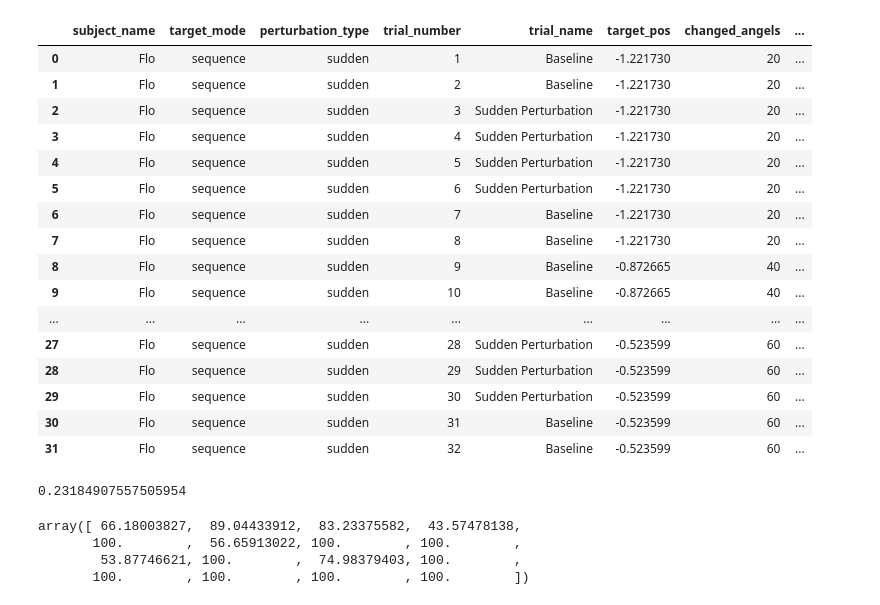
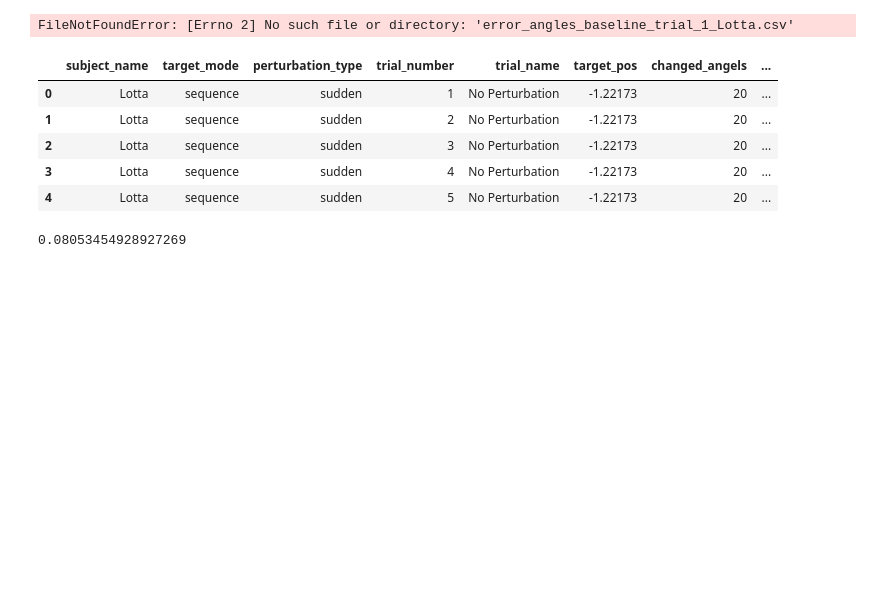
Before and after one commit to lolotta/Neural_Modeling_Motor, a Jupyter notebook: HW2/Anaylsis_plotting.ipynb, the cells around one changed output. Drawn from its saved outputs; the diff is of its cells as text; code cells hidden in the pictures; blank space fills up the shorter version.

```diff
--- a/HW2/Anaylsis_plotting.ipynb
+++ b/HW2/Anaylsis_plotting.ipynb
@@ -5,42 +7,54 @@ import pandas as pd
+# %%
+"""Baseline analysis"""
+data_baseline_1 = pd.read_csv('error_angles_baseline_trial_{}_{}.csv'.format(1, subject_name))
+data_baseline_2 = pd.read_csv('error_angles_baseline_trial_{}_{}.csv'.format(2, subject_name))
+# %% [output]
+FileNotFoundError: [Errno 2] No such file or directory: 'error_angles_baseline_trial_1_Lotta.csv'
+# %%
+a1, a2, a3, a4, a5, a6 = 0, 40, 80, 120, 160, 200
+collect_attempts = [a2, a3, a4, a5, a6]
+string_attempts = ['No Perturbation', 'Sudden Perturbation', 'No Pert.', 'Sudden Pert.', 'No Pert.']
+subject_name = "Lotta"
+attempts = 200
+
+g0 = sns.scatterplot(data = data_baseline_1, x = 'attempts', y = 'error_angles')
+g0 = sns.lineplot(data = data_baseline_1, x = 'attempts', y = 'error_angles')
+
+g0 = sns.scatterplot(data = data_baseline_2, x = 'attempts', y = 'error_angles', hue="r")
+g0 = sns.lineplot(data = data_baseline_2, x = 'attempts', y = 'error_angles', hue="r")
+
+""" Add vertical lines to show the different pertubation_types."""
+g0.vlines(np.array(collect_attempts) - 0.5, ymin = -45, ymax = 40, color = 'red', alpha = 0.5)
+""" Add labels to the vertical lines."""
+for i in range(len(collect_attempts)):
+    g0.text(collect_attempts[i] - 7, -45, string_attempts[i], rotation = 90, color = 'red', alpha = 0.5)
+g0.set(xlabel='attempts', ylabel='error_angles', title = 'Error_angles over attempts')
+
+g0.figure.savefig("HW2/baseline_error_angles_"+ subject_name + ".png")
 # %%
 """ Load the data from the csv file and perform the analysis."""
-df = pd.read_csv('error_angles_Flo.csv')
-df
+df = pd.read_csv('error_angles_{}.csv'.format(subject_name))
+df.head(5)
 # %% [output]
 |  | subject_name | target_mode | perturbation_type | trial_number | trial_name | target_pos | changed_angels | ... |
-| 0 | Flo | sequence | sudden | 1 | Baseline | -1.221730 | 20 | ... |
-| 1 | Flo | sequence | sudden | 2 | Baseline | -1.221730 | 20 | ... |
-| 2 | Flo | sequence | sudden | 3 | Sudden Perturbation | -1.221730 | 20 | ... |
-| 3 | Flo | sequence | sudden | 4 | Sudden Perturbation | -1.221730 | 20 | ... |
-| 4 | Flo | sequence | sudden | 5 | Sudden Perturbation | -1.221730 | 20 | ... |
-| 5 | Flo | sequence | sudden | 6 | Sudden Perturbation | -1.221730 | 20 | ... |
-| 6 | Flo | sequence | sudden | 7 | Baseline | -1.221730 | 20 | ... |
-| 7 | Flo | sequence | sudden | 8 | Baseline | -1.221730 | 20 | ... |
-| 8 | Flo | sequence | sudden | 9 | Baseline | -0.872665 | 40 | ... |
-| 9 | Flo | sequence | sudden | 10 | Baseline | -0.872665 | 40 | ... |
-| ... | ... | ... | ... | ... | ... | ... | ... | ... |
-| 27 | Flo | sequence | sudden | 28 | Sudden Perturbation | -0.523599 | 60 | ... |
-| 28 | Flo | sequence | sudden | 29 | Sudden Perturbation | -0.523599 | 60 | ... |
-| 29 | Flo | sequence | sudden | 30 | Sudden Perturbation | -0.523599 | 60 | ... |
-| 30 | Flo | sequence | sudden | 31 | Baseline | -0.523599 | 60 | ... |
-| 31 | Flo | sequence | sudden | 32 | Baseline | -0.523599 | 60 | ... |
+| 0 | Lotta | sequence | sudden | 1 | No Perturbation | -1.22173 | 20 | ... |
+| 1 | Lotta | sequence | sudden | 2 | No Perturbation | -1.22173 | 20 | ... |
+| 2 | Lotta | sequence | sudden | 3 | No Perturbation | -1.22173 | 20 | ... |
+| 3 | Lotta | sequence | sudden | 4 | No Perturbation | -1.22173 | 20 | ... |
+| 4 | Lotta | sequence | sudden | 5 | No Perturbation | -1.22173 | 20 | ... |
 # %%
 """ Calulate the motor varibility or the std for each baseline and each trial."""
-MV = df[df['trial_name'] == 'Baseline']['error_angles'].std()
+MV = df[df['trial_name'] == 'No Perturbation']['error_angles'].std()
 print(MV)
 
 """ Create an array of the error angles for each trial."""
-error_angels_arr = np.array(np.abs(df[df['trial_name'] != 'Baseline']['error_angles']))
+error_angels_arr = np.array(np.abs(df[df['trial_name'] != 'No Perturbation']['error_angles']))
 
 """ Calculate the adaptation rate for each trial."""
 """ Choose for each trial the maximum between the error angle and the motor variability."""
 adaptation_rate = np.where(MV / error_angels_arr > 1, 1, MV / error_angels_arr) * 100
 
-trials_number_adapt = df[df['trial_name'] != 'Baseline'].trial_number
-hue_trials = df[df['trial_name'] != 'Baseline'].changed_angels
+trials_number_adapt = df[df['trial_name'] != 'No Perturbation'].trial_number
+hue_trials = df[df['trial_name'] != 'No Perturbation'].changed_angels
 # %% [output]
-0.23184907557505954
+0.08053454928927269
-array([ 66.18003827,  89.04433912,  83.23375582,  43.57478138,
-       100.        ,  56.65913022, 100.        , 100.        ,
-        53.87746621, 100.        ,  74.98379403, 100.        ,
-       100.        , 100.        , 100.        , 100.        ])
```
Also changed, not shown: parts of 6 cells of this notebook, 18 other files.
